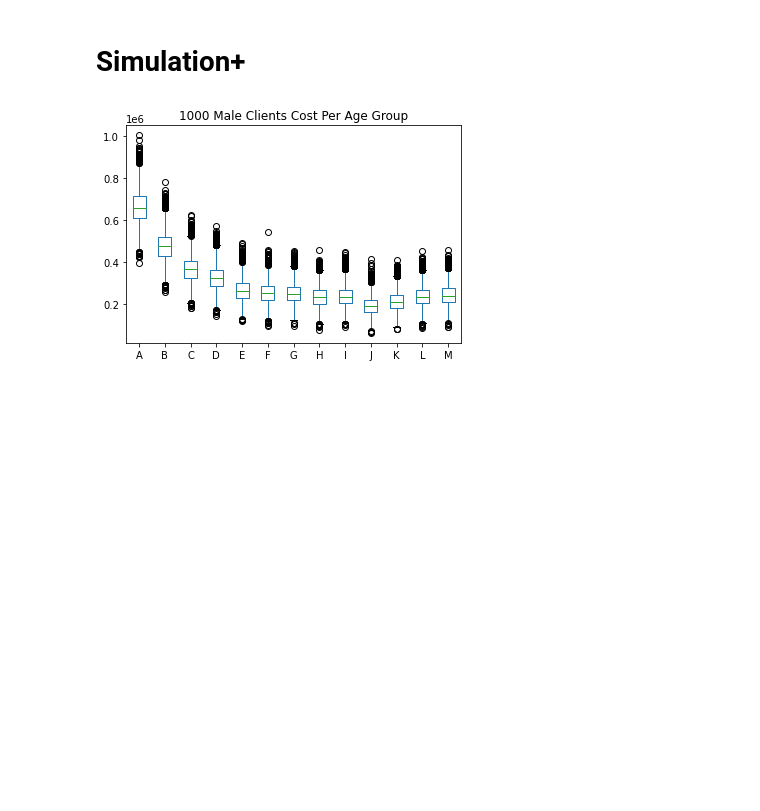
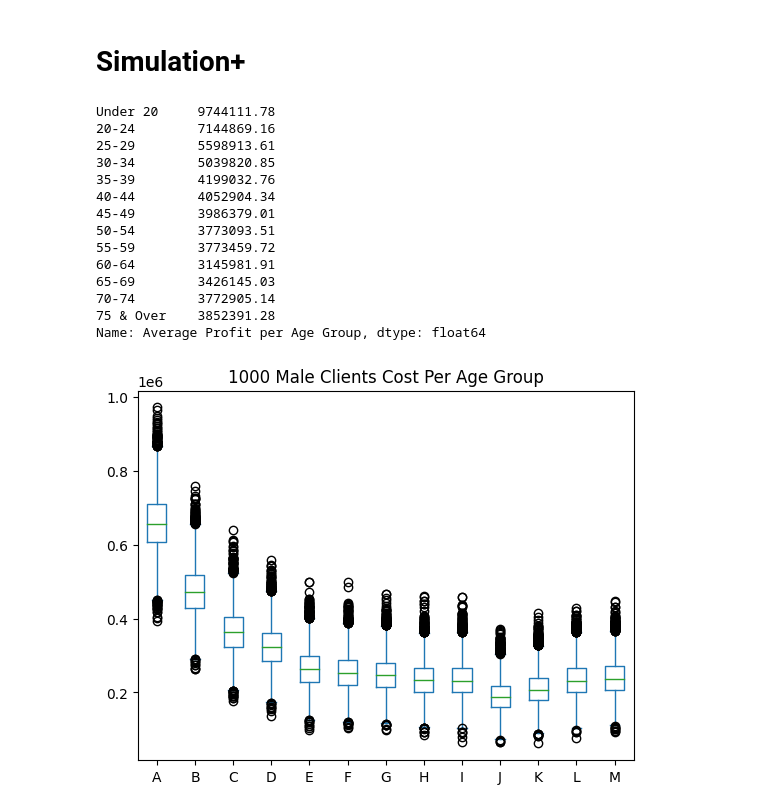
Before and after one commit to RayhanM17/DATA-SCIENCE-NOTEBOOKS, a Jupyter notebook: JN/auto-insurance.ipynb, the cells around one changed output. Drawn from its saved outputs; the diff is of its cells as text; code cells hidden in the pictures; blank space fills up the shorter version.

Commit message:
average profit

```diff
--- a/JN/auto-insurance.ipynb
+++ b/JN/auto-insurance.ipynb
@@ -186,20 +186,43 @@ bin_pdf(df.FemaleAR/1000, df.index, 'Females Car Accident Simulation')
 # %% [markdown]
 # Simulation+
 # %%
-def year_claims_cost(probabilities, category):
+def year_claims_cost(accidentR, grossP, category):
     index = list('ABCDEFGHIJKLM')
-    res = pd.DataFrame({})
+    sim_data = pd.DataFrame({})
+    avg_profit = pd.Series(
+        np.zeros(13),
+        index = df.index,
+        name = 'Average Profit per Age Group'
+    )
     for i in range(0, 13):
+        # accident cost simulation
         accident_sim = stats.binom.rvs(n = 1000, # Number of clients per trial
-                                     p = probabilities[i], # accident probability
+                                     p = accidentR[i], # accident probability
                                      size = 10000) # number of trials
         sim_cost = np.zeros(10000)
         for x in range(0, 10000):
             sim_cost[x] = np.random.gamma(1, 1/0.0002, accident_sim[x]).sum().round(2)
-        res[index[i]] = sim_cost
-    res.plot.box(title = category)
+        sim_data[index[i]] = sim_cost
+        # Probability of making profit
+        avg_profit[i] = (grossP[i]*12000 - sim_cost).mean().round(2)
+    sim_data.plot.box(title = category)
+    return avg_profit
 # %%
-year_claims_cost(df.MaleAR/1000, '1000 Male Clients Cost Per Age Group')
+year_claims_cost(df.MaleAR/1000, df.MaleGP, '1000 Male Clients Cost Per Age Group')
 # %% [output]
+Under 20     9744111.78
+20-24        7144869.16
+25-29        5598913.61
+30-34        5039820.85
+35-39        4199032.76
+40-44        4052904.34
+45-49        3986379.01
+50-54        3773093.51
+55-59        3773459.72
+60-64        3145981.91
+65-69        3426145.03
+70-74        3772905.14
+75 & Over    3852391.28
+Name: Average Profit per Age Group, dtype: float64
-[figure, old version]
+[figure, new version]
 # %%
```
Also changed, not shown: parts of 5 cells of this notebook.
